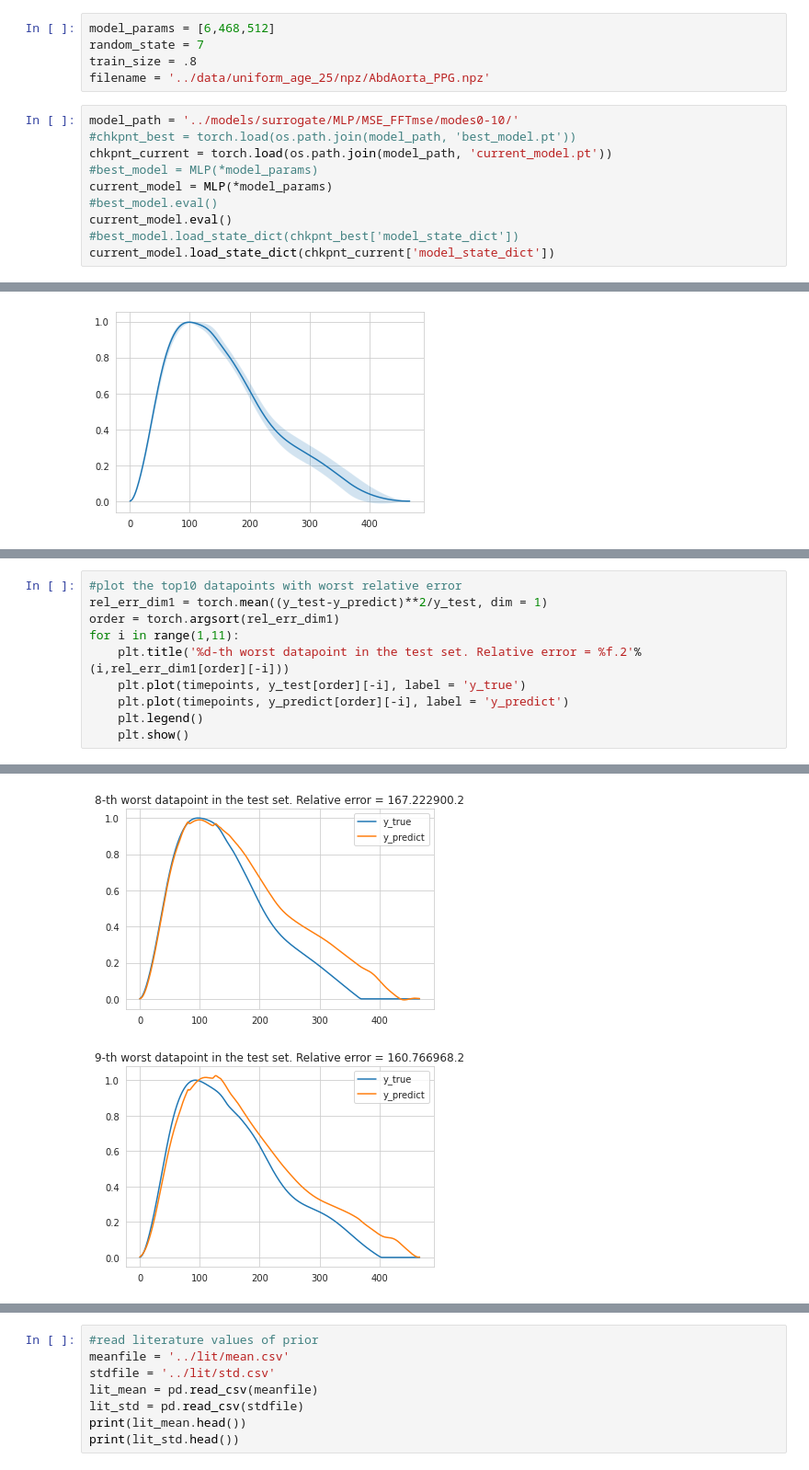
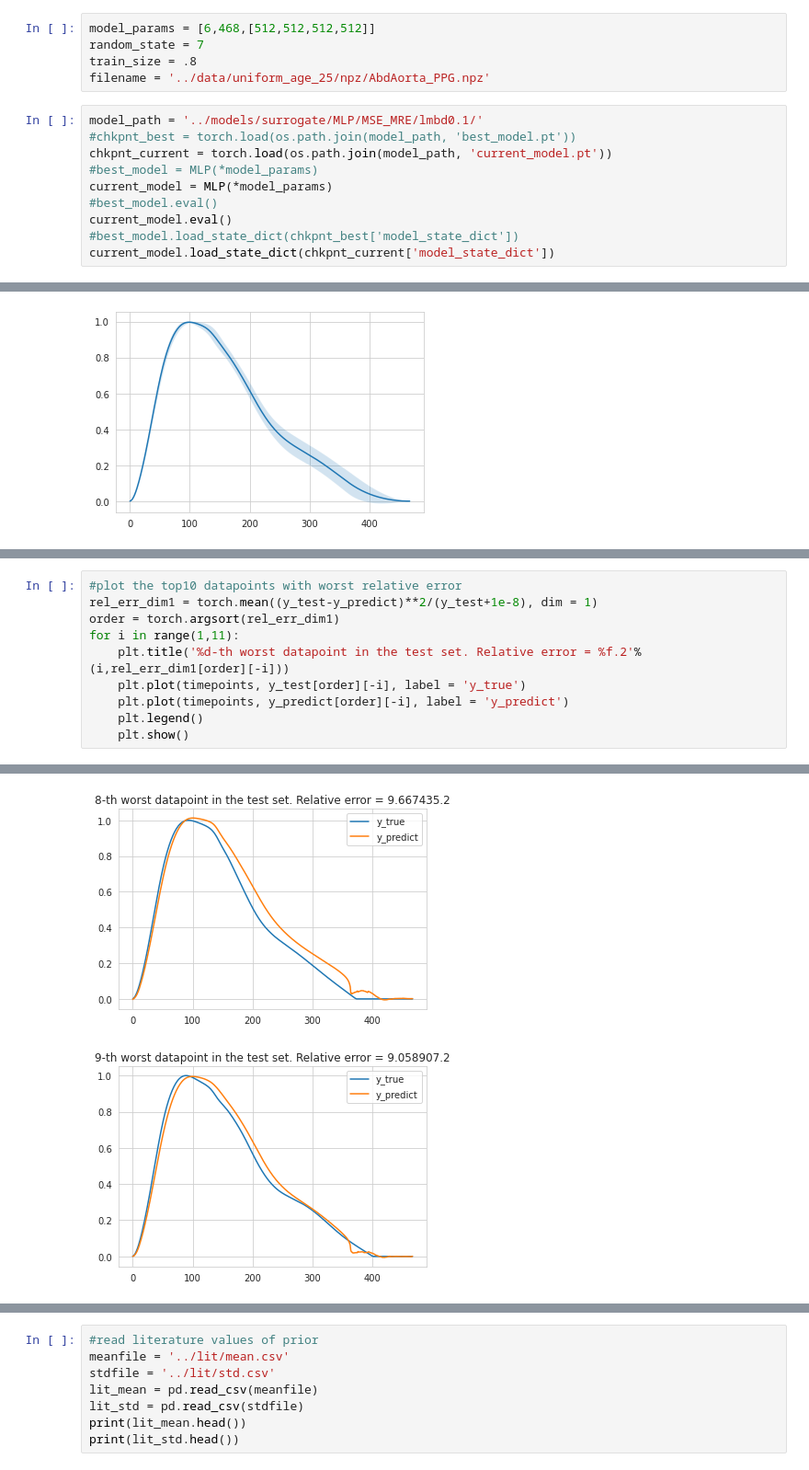
Before and after one commit to maffos/Diffusion-Modelling-for-inverse-problems, a Jupyter notebook: tutorials/inspect_models.ipynb, the cells around one changed output, grey strips where cells are left out. Shown at 92% size. Saved outputs shown, nothing was run; the diff lists cells and outputs as text.

```diff
--- a/tutorials/inspect_models.ipynb
+++ b/tutorials/inspect_models.ipynb
@@ -14,12 +14,12 @@ import loss as ls
 import pandas as pd
 import scipy
 # %%
-model_params = [6,468,512]
+model_params = [6,468,[512,512,512,512]]
 random_state = 7
 train_size = .8
 filename = '../data/uniform_age_25/npz/AbdAorta_PPG.npz'
 # %%
-model_path = '../models/surrogate/MLP/MSE_FFTmse/modes0-10/'
+model_path = '../models/surrogate/MLP/MSE_MRE/lmbd0.1/'
 #chkpnt_best = torch.load(os.path.join(model_path, 'best_model.pt'))
 chkpnt_current = torch.load(os.path.join(model_path, 'current_model.pt'))
 #best_model = MLP(*model_params)
@@ -93,6 +93,6 @@ Average relative error on the test set is  1.4936162233352661
 # %%
 #plot the top10 datapoints with worst relative error
-rel_err_dim1 = torch.mean((y_test-y_predict)**2/y_test, dim = 1)
+rel_err_dim1 = torch.mean((y_test-y_predict)**2/(y_test+1e-8), dim = 1)
 order = torch.argsort(rel_err_dim1)
 for i in range(1,11):
     plt.title('%d-th worst datapoint in the test set. Relative error = %f.2'%(i,rel_err_dim1[order][-i]))
@@ -111,2 +111,2 @@ for i in range(1,11):
-[figure, old version]
+[figure, new version]
-[figure, old version]
+[figure, new version]
```
Also changed, not shown: parts of 8 cells of this notebook, 7 other files.
